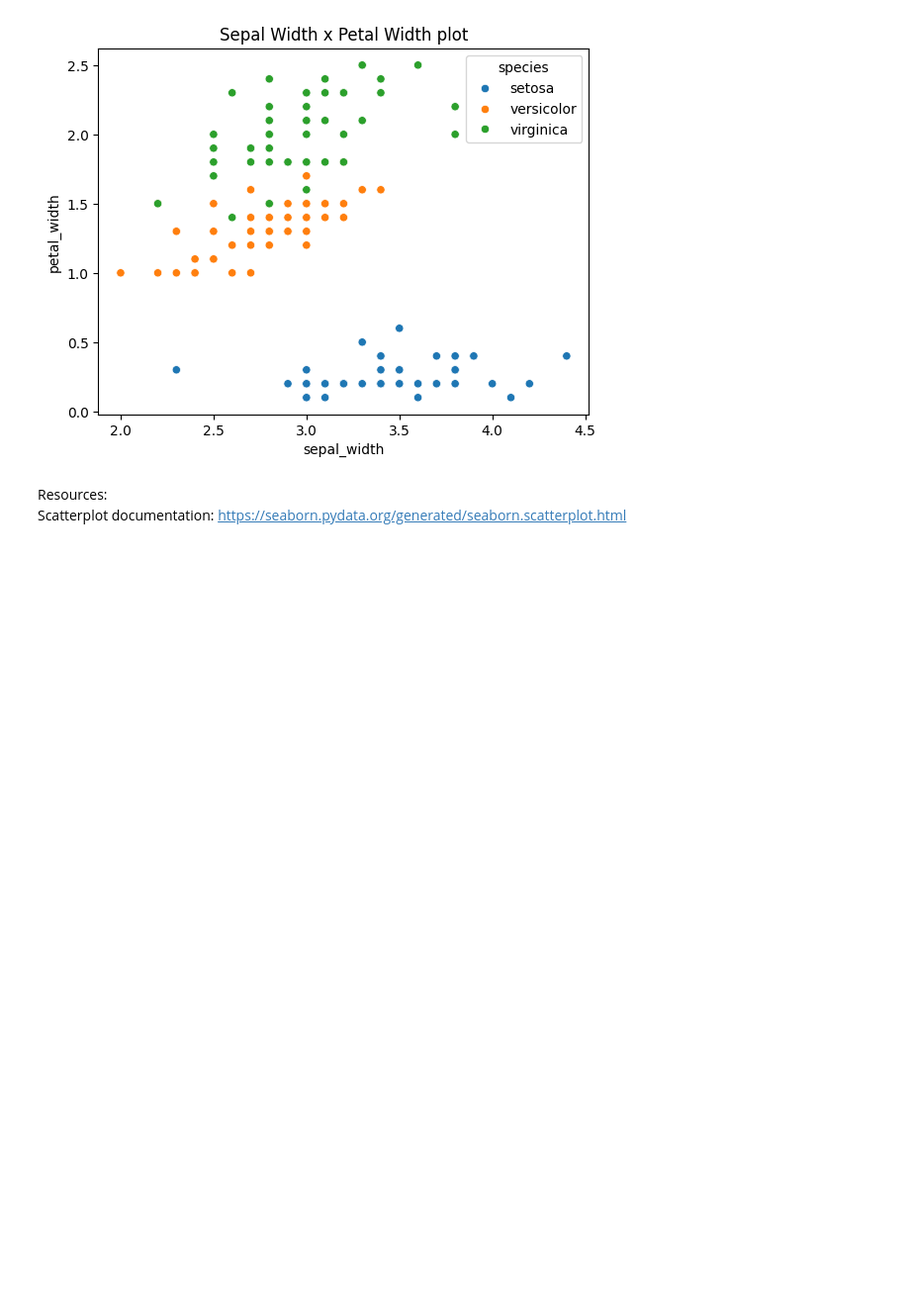
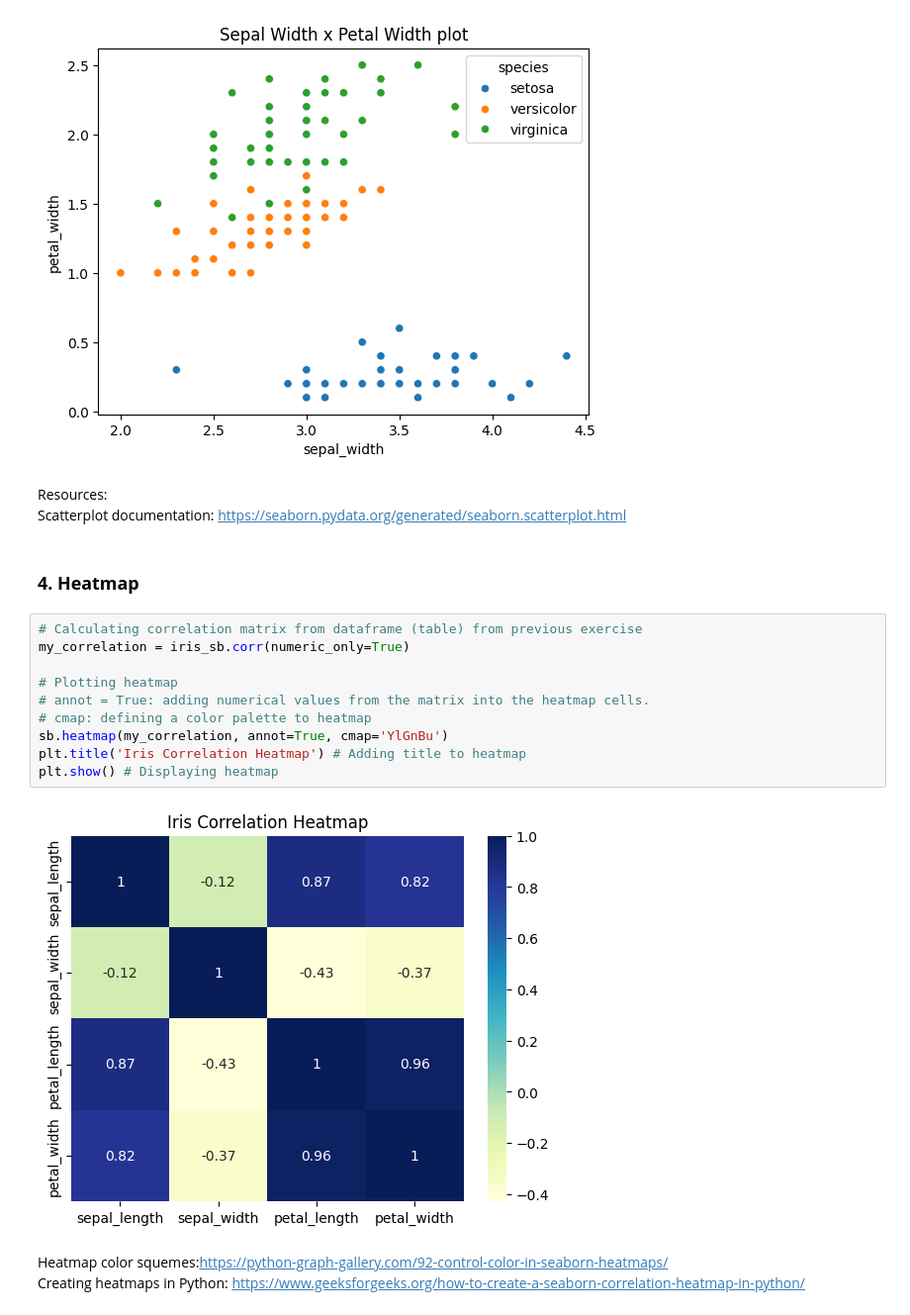
Before and after one commit to vanelyraa/pands-project, a Jupyter notebook: project.ipynb, the cells around one changed output. Shown: that part at 99% size. Cells and saved outputs as stored; diff of their text form; blank space fills up the shorter version.

Commit message:
Heatmap

```diff
--- a/project.ipynb
+++ b/project.ipynb
@@ -115,3 +116,20 @@ plt.show()
 # %% [markdown]
 Resources:
 Scatterplot documentation: https://seaborn.pydata.org/generated/seaborn.scatterplot.html
+# %% [markdown]
+### **4. Heatmap**
+# %%
+# Calculating correlation matrix from dataframe (table) from previous exercise
+my_correlation = iris_sb.corr(numeric_only=True)
+
+# Plotting heatmap
+# annot = True: adding numerical values from the matrix into the heatmap cells.
+# cmap: defining a color palette to heatmap
+sb.heatmap(my_correlation, annot=True, cmap='YlGnBu')
+plt.title('Iris Correlation Heatmap') # Adding title to heatmap
+plt.show() # Displaying heatmap
+# %% [output]
+[figure, added]
+# %% [markdown]
+Heatmap color squemes:https://python-graph-gallery.com/92-control-color-in-seaborn-heatmaps/
+Creating heatmaps in Python: https://www.geeksforgeeks.org/how-to-create-a-seaborn-correlation-heatmap-in-python/
```
Also changed, not shown: parts of 1 cell of this notebook.
